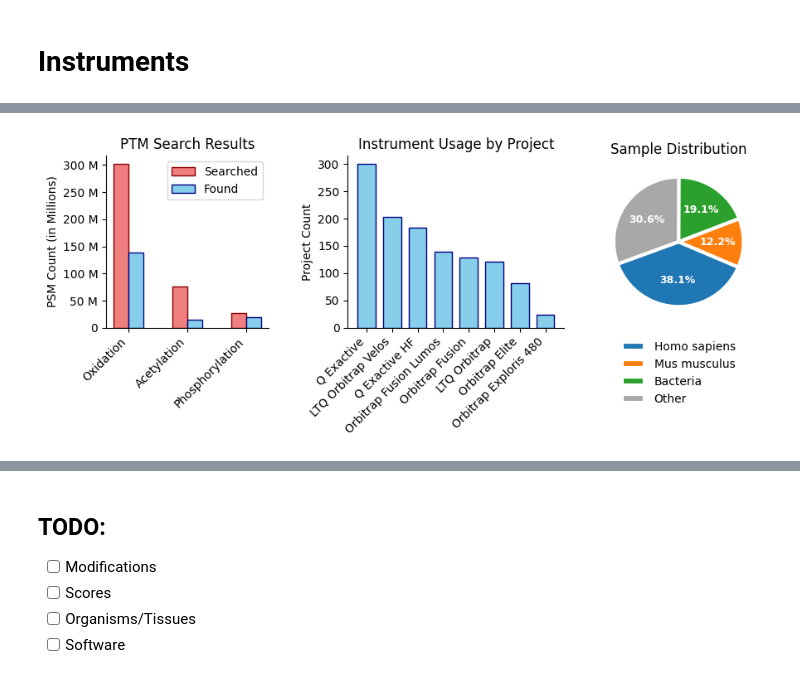
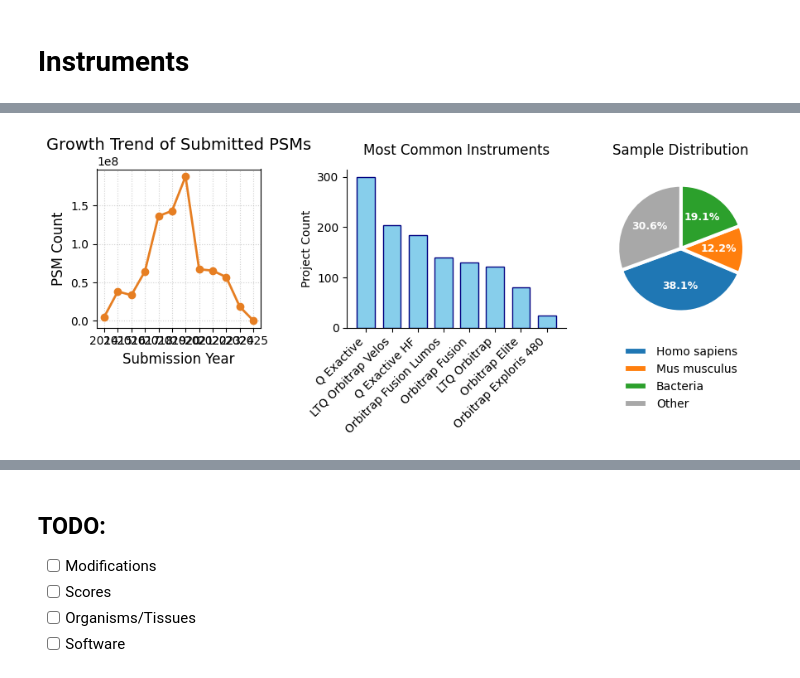
Before and after one commit to usiGrabber/usiGrabber, a Jupyter notebook: experimental/data_overview.ipynb, the cells around one changed output, grey strips where cells are left out. Drawn from its saved outputs; the diff is of its cells as text; code cells hidden in the pictures.

```diff
--- a/experimental/data_overview.ipynb
+++ b/experimental/data_overview.ipynb
@@ -256,6 +291,7 @@ instrument_usage = (
 # %%
 fig, (ax2, ax1, ax3) = plt.subplots(1, 3, figsize=(9, 4), gridspec_kw={'width_ratios': [3, 4, 3]}, layout="constrained")
 fig.set_constrained_layout_pads(w_pad=0.2, h_pad=0.2, wspace=0.1, hspace=0.1)
+title_pos = 1.05
 
 # ============ Instrument usage bar chart ============
 
@@ -287,7 +323,7 @@ ax1.set_ylabel("Project Count")
 # Use a despine or grid for a cleaner look if desired
 ax1.spines['top'].set_visible(False)
 ax1.spines['right'].set_visible(False)
-ax1.set_title("Instrument Usage by Project")
+ax1.set_title("Most Common Instruments", y=title_pos)
 
 # ============ PTM bar chart ============
 
@@ -303,27 +339,37 @@ WHERE
   m.unimod_id = 21;
 """
 
-labels = ['Oxidation', 'Acetylation', 'Phosphorylation']
-searched = [301_921_153, 75_927_678, 27_461_702]
-found = [138_438_525, 15_000_000, 18_753_926]
+# labels = ['Oxidation', 'Acetylation', 'Phosphorylation']
+# searched = [301_921_153, 75_927_678, 27_461_702]
+# found = [138_438_525, 17_521_377, 18_753_926]
 
-x = np.arange(len(labels))  # The label locations: [0, 1, 2]
-width = 0.25  # The width of the bars
+# x = np.arange(len(labels))  # The label locations: [0, 1, 2]
+# width = 0.25  # The width of the bars
 
-# Create horizontal bar chart
-# plt.figure(figsize=(4, 3))
-ax2.bar(x - width/2, searched, color='lightcoral', edgecolor='darkred', width=width, label='Searched')
-ax2.bar(x + width/2, found, color='skyblue', edgecolor='navy', width=width, label='Found')
-# Labels and styling
-ax2.set_ylabel('PSM Count (in Millions)')
-ax2.set_xticks(x)
-ax2.set_xticklabels(labels, rotation=45, ha='right')
-ax2.set_title('PTM Search Results')
-# plt.gca().invert_xaxis()  # Keeps the first category at the top
-ax2.yaxis.set_major_formatter(ticker.EngFormatter())
-ax2.spines['top'].set_visible(False)
-ax2.spines['right'].set_visible(False)
-ax2.legend()
+# # Create horizontal bar chart
+# # plt.figure(figsize=(4, 3))
+# ax2.bar(x - width/2, searched, color='lightcoral', edgecolor='darkred', width=width, label='Searched')
+# ax2.bar(x + width/2, found, color='skyblue', edgecolor='navy', width=width, label='Found')
+# # Labels and styling
+# ax2.set_ylabel('PSM Count (in Millions)')
+# ax2.set_xticks(x)
+# ax2.set_xticklabels(labels, rotation=45, ha='right')
+# ax2.set_title('PTM Search Results', y=title_pos)
+# # plt.gca().invert_xaxis()  # Keeps the first category at the top
+# ax2.yaxis.set_major_formatter(ticker.EngFormatter())
+# ax2.spines['top'].set_visible(False)
+# ax2.spines['right'].set_visible(False)
+# ax2.legend()
+
+# ============ PSMs per year line chart ============
+
+# plt.figure(figsize=(10, 6))
+ax2.plot(psms_per_year['year'], psms_per_year['psm_count'], marker='o', linestyle='-', color='#e67e22', linewidth=2)
+ax2.set_title('Growth Trend of Submitted PSMs', fontsize=14)
+ax2.set_xlabel('Submission Year', fontsize=12)
+ax2.set_ylabel('PSM Count', fontsize=12)
+ax2.set_xticks(psms_per_year['year'])
+ax2.grid(True, linestyle=':', alpha=0.6)
 
 # ============ Species distribution pie chart ============
 
@@ -336,32 +382,32 @@ species_data = {
 colors = [
     "#1f77b4",  # blue
     "#ff7f0e",  # orange
     "#2ca02c",  # green
     "#a8a8a8"   # red
 ]
 
 _, _, pcts = ax3.pie(
     species_data["values"],
     # labels=species_data["labels"],
     autopct='%1.1f%%',
     startangle=200, # DO NOT TOUCH!
     wedgeprops={'linewidth': 3.0, 'edgecolor': 'white'},
     colors=colors,
 )
 # ax3.set_aspect('equal', adjustable='box')
 plt.setp(pcts, color='white', fontweight='bold', fontsize=9)
-ax3.set_title("Sample Distribution")
+ax3.set_title("Sample Distribution", y=title_pos)
 ax3.legend(
     species_data["labels"],
     loc='upper center',
     bbox_to_anchor=(0.5, -0.05),
     # ncol=2,
     # nrows=2,
     frameon=False
 )
 # ============ Final layout adjustments ============
 
 # plt.tight_layout() # Crucial: prevents the plots/labels from overlapping
 plt.show()
 # %% [output]
-[figure, old version]
+[figure, new version]
```
Also changed, not shown: parts of 9 cells of this notebook.
